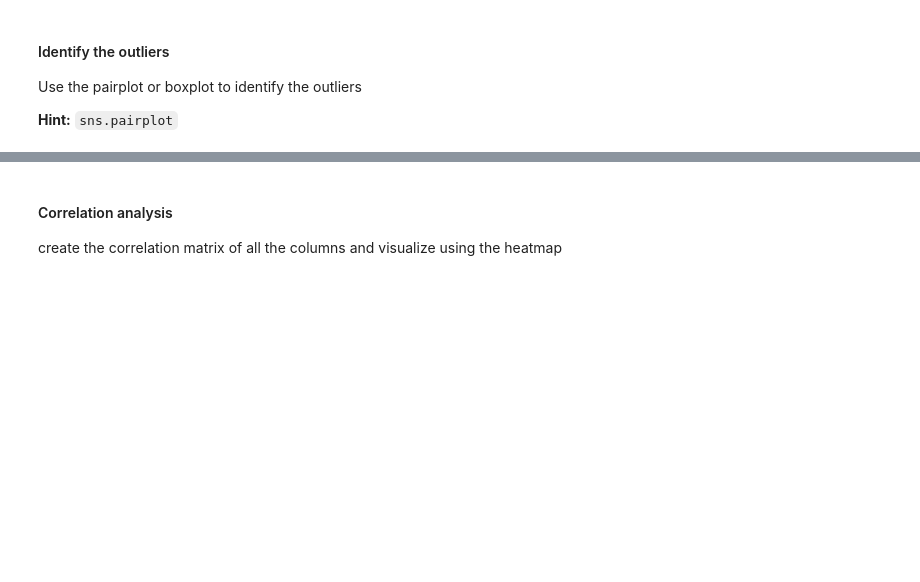
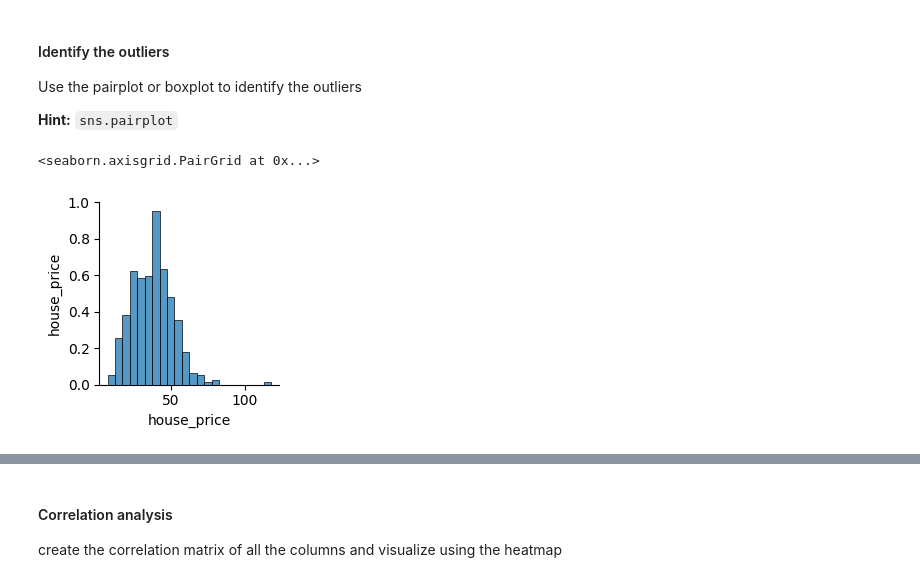
Before and after one commit to vchandraiitk/datascience, a Jupyter notebook: M7_NB_MiniProject_2_Simple_Analytics_Pyspark.ipynb, the cells around one changed output, grey strips where cells are left out. Saved outputs shown, nothing was run; the diff lists cells and outputs as text; code cells hidden in the pictures; blank space fills up the shorter version.

```diff
--- a/M7_NB_MiniProject_2_Simple_Analytics_Pyspark.ipynb
+++ b/M7_NB_MiniProject_2_Simple_Analytics_Pyspark.ipynb
@@ -427,3 +430,7 @@ Use the pairplot or boxplot to identify the outliers
    **Hint:** `sns.pairplot`
 # %%
 # YOUR CODE HERE
+sns.pairplot(dataset.select("house_price").toPandas())
+# %% [output]
+<seaborn.axisgrid.PairGrid at 0x...>
+[figure, added]
```
Also changed, not shown: parts of 11 cells of this notebook.
